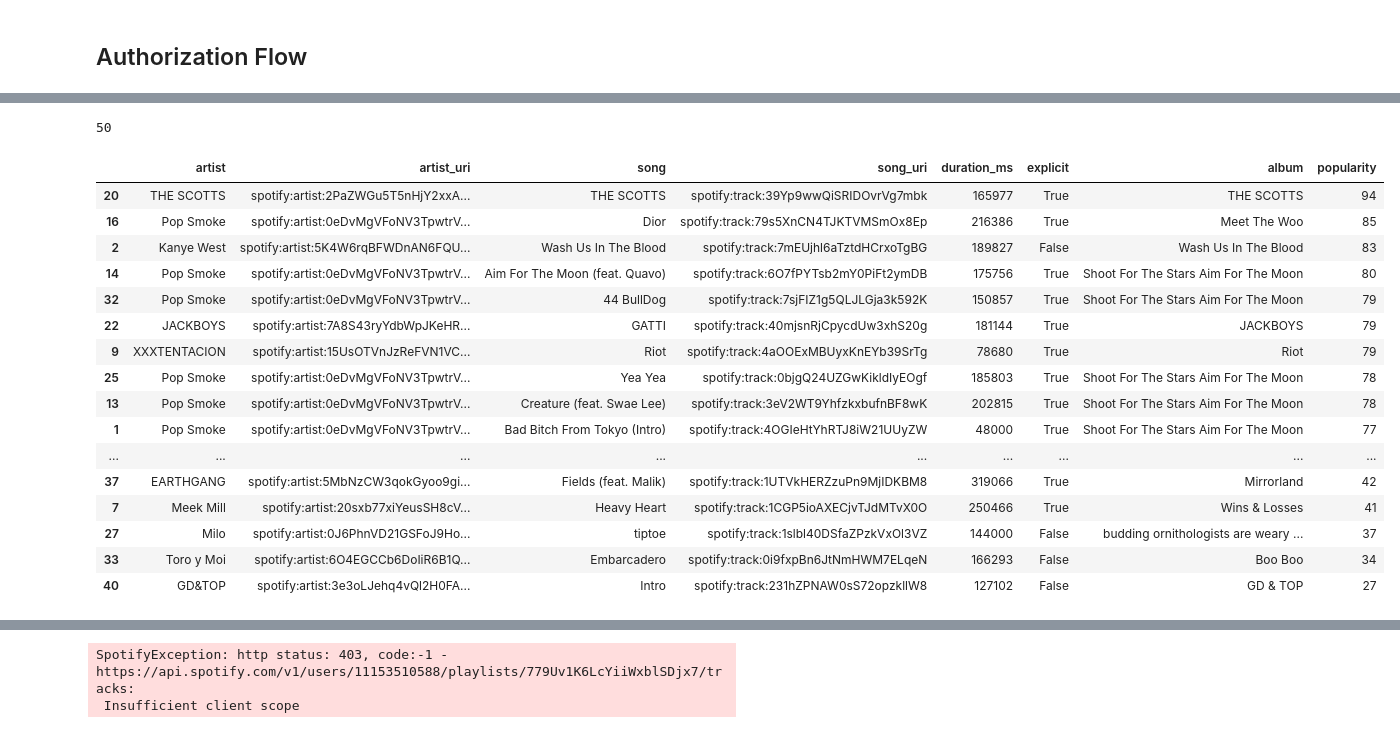
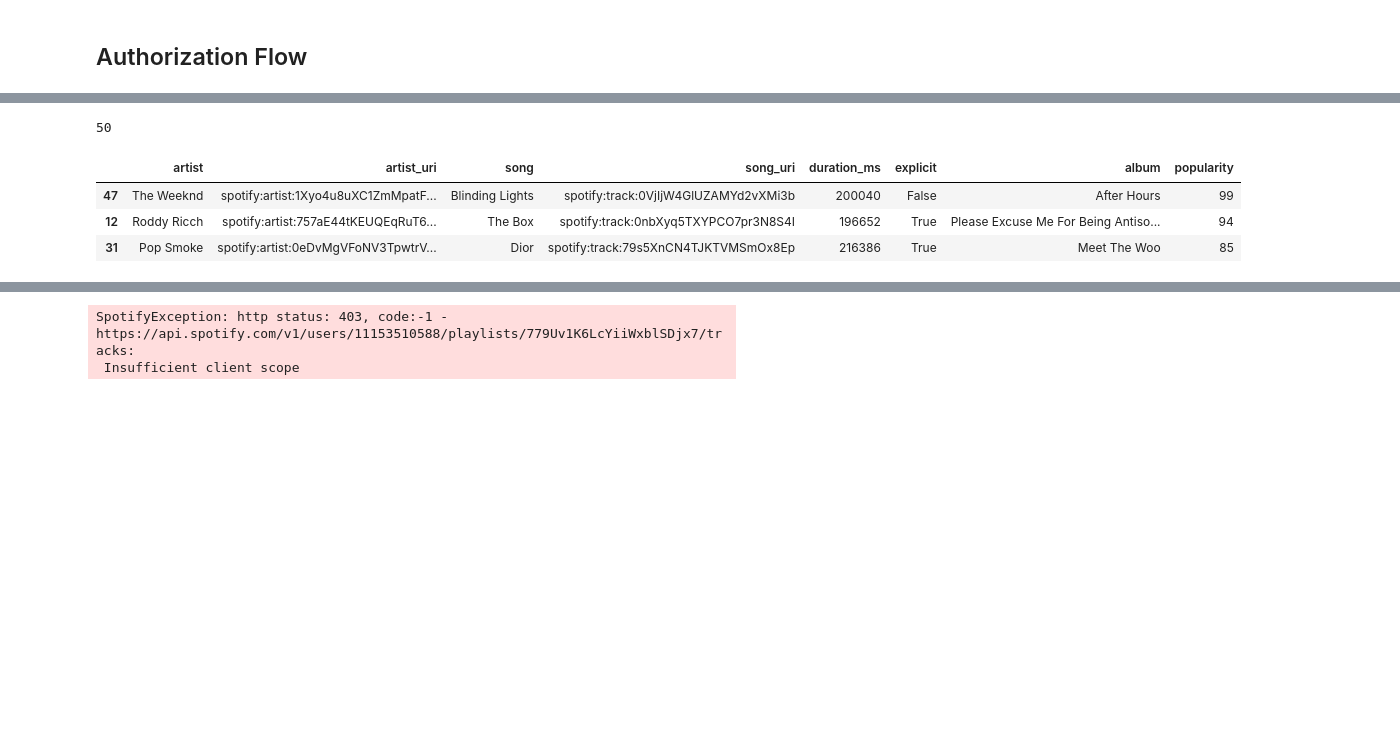
Before and after one commit to trustinyoon/Spotify-Data-Analysis, a Jupyter notebook: Spotify_Data_Manipulation_Python.ipynb, the cells around one changed output, grey strips where cells are left out. Saved outputs shown, nothing was run; the diff lists cells and outputs as text; code cells hidden in the pictures; blank space fills up the shorter version.

```diff
--- a/Spotify_Data_Manipulation_Python.ipynb
+++ b/Spotify_Data_Manipulation_Python.ipynb
@@ -54,8 +52,8 @@ Testing out this guy's code - planning to use short term song history to build t
 # %%
-# Fetch the top-50 songs of the user
+# Fetch the top-50 songs of the user (medium term)
 if token:
     sp = spotipy.Spotify(auth=token)
-    results = sp.current_user_top_tracks(limit=50,offset=0,time_range='short_term')
+    results = sp.current_user_top_tracks(limit=50,offset=0,time_range='medium_term')
     for song in range(50):
         list = []
         list.append(results)
@@ -63,3 +61,11 @@ if token:
             json.dump(list, f, ensure_ascii=False, indent=4)
 else:
     print("Can't get token for", username)
+
+# Open the JSON file to Python objects
+with open('top50_data.json') as f:
+  data = json.load(f)
+
+len(data[0]['items'])
+# %% [output]
+50
@@ -70,7 +72,3 @@ with open('top50_data.json') as f:
-# %%
-len(data[0]['items'])
-# %% [output]
-50
 # %%
 list_of_results = data[0]["items"]
 list_of_artist_names = []
@@ -114,22 +112,9 @@ all_songs = pd.DataFrame(
 
     })
 # %%
-all_songs.sort_values('popularity', ascending=False)
+all_songs.sort_values('popularity', ascending=False).head(3)
 # %% [output]
 |  | artist | artist_uri | song | song_uri | duration_ms | explicit | album | popularity |
-| 20 | THE SCOTTS | spotify:artist:2PaZWGu5T5nHjY2xxA... | THE SCOTTS | spotify:track:39Yp9wwQiSRIDOvrVg7mbk | 165977 | True | THE SCOTTS | 94 |
-| 16 | Pop Smoke | spotify:artist:0eDvMgVFoNV3TpwtrV... | Dior | spotify:track:79s5XnCN4TJKTVMSmOx8Ep | 216386 | True | Meet The Woo | 85 |
-| 2 | Kanye West | spotify:artist:5K4W6rqBFWDnAN6FQU... | Wash Us In The Blood | spotify:track:7mEUjhl6aTztdHCrxoTgBG | 189827 | False | Wash Us In The Blood | 83 |
-| 14 | Pop Smoke | spotify:artist:0eDvMgVFoNV3TpwtrV... | Aim For The Moon (feat. Quavo) | spotify:track:6O7fPYTsb2mY0PiFt2ymDB | 175756 | True | Shoot For The Stars Aim For The Moon | 80 |
-| 32 | Pop Smoke | spotify:artist:0eDvMgVFoNV3TpwtrV... | 44 BullDog | spotify:track:7sjFIZ1g5QLJLGja3k592K | 150857 | True | Shoot For The Stars Aim For The Moon | 79 |
-| 22 | JACKBOYS | spotify:artist:7A8S43ryYdbWpJKeHR... | GATTI | spotify:track:40mjsnRjCpycdUw3xhS20g | 181144 | True | JACKBOYS | 79 |
-| 9 | XXXTENTACION | spotify:artist:15UsOTVnJzReFVN1VC... | Riot | spotify:track:4aOOExMBUyxKnEYb39SrTg | 78680 | True | Riot | 79 |
-| 25 | Pop Smoke | spotify:artist:0eDvMgVFoNV3TpwtrV... | Yea Yea | spotify:track:0bjgQ24UZGwKikldIyEOgf | 185803 | True | Shoot For The Stars Aim For The Moon | 78 |
-| 13 | Pop Smoke | spotify:artist:0eDvMgVFoNV3TpwtrV... | Creature (feat. Swae Lee) | spotify:track:3eV2WT9YhfzkxbufnBF8wK | 202815 | True | Shoot For The Stars Aim For The Moon | 78 |
-| 1 | Pop Smoke | spotify:artist:0eDvMgVFoNV3TpwtrV... | Bad Bitch From Tokyo (Intro) | spotify:track:4OGIeHtYhRTJ8iW21UUyZW | 48000 | True | Shoot For The Stars Aim For The Moon | 77 |
-| ... | ... | ... | ... | ... | ... | ... | ... | ... |
-| 37 | EARTHGANG | spotify:artist:5MbNzCW3qokGyoo9gi... | Fields (feat. Malik) | spotify:track:1UTVkHERZzuPn9MjIDKBM8 | 319066 | True | Mirrorland | 42 |
-| 7 | Meek Mill | spotify:artist:20sxb77xiYeusSH8cV... | Heavy Heart | spotify:track:1CGP5ioAXECjvTJdMTvX0O | 250466 | True | Wins & Losses | 41 |
-| 27 | Milo | spotify:artist:0J6PhnVD21GSFoJ9Ho... | tiptoe | spotify:track:1slbl40DSfaZPzkVxOl3VZ | 144000 | False | budding ornithologists are weary ... | 37 |
-| 33 | Toro y Moi | spotify:artist:6O4EGCCb6DoIiR6B1Q... | Embarcadero | spotify:track:0i9fxpBn6JtNmHWM7ELqeN | 166293 | False | Boo Boo | 34 |
-| 40 | GD&TOP | spotify:artist:3e3oLJehq4vQl2H0FA... | Intro | spotify:track:231hZPNAW0sS72opzkllW8 | 127102 | False | GD & TOP | 27 |
+| 47 | The Weeknd | spotify:artist:1Xyo4u8uXC1ZmMpatF... | Blinding Lights | spotify:track:0VjIjW4GlUZAMYd2vXMi3b | 200040 | False | After Hours | 99 |
+| 12 | Roddy Ricch | spotify:artist:757aE44tKEUQEqRuT6... | The Box | spotify:track:0nbXyq5TXYPCO7pr3N8S4I | 196652 | True | Please Excuse Me For Being Antiso... | 94 |
+| 31 | Pop Smoke | spotify:artist:0eDvMgVFoNV3TpwtrV... | Dior | spotify:track:79s5XnCN4TJKTVMSmOx8Ep | 216386 | True | Meet The Woo | 85 |
```
Also changed, not shown: parts of 70 cells of this notebook.
